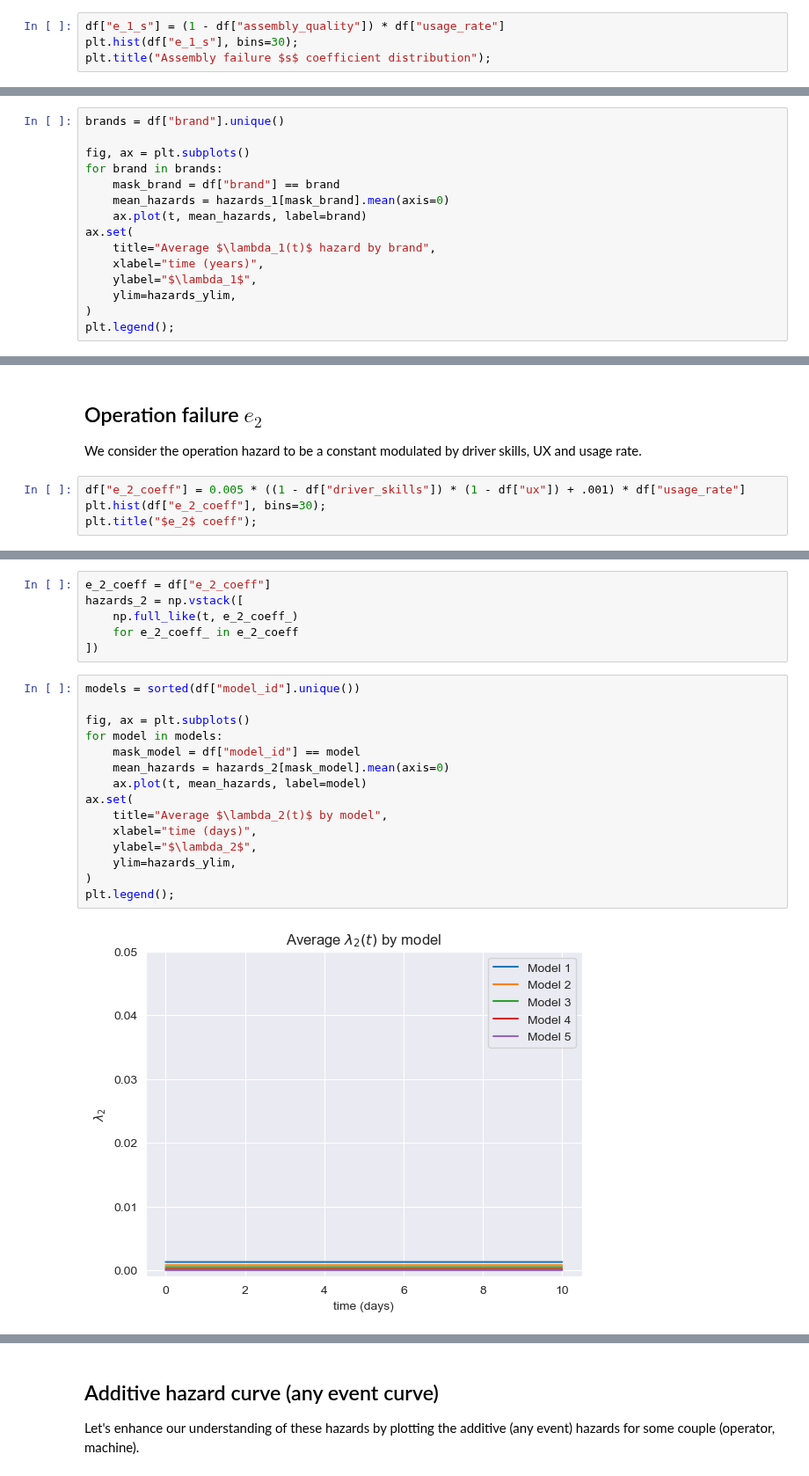
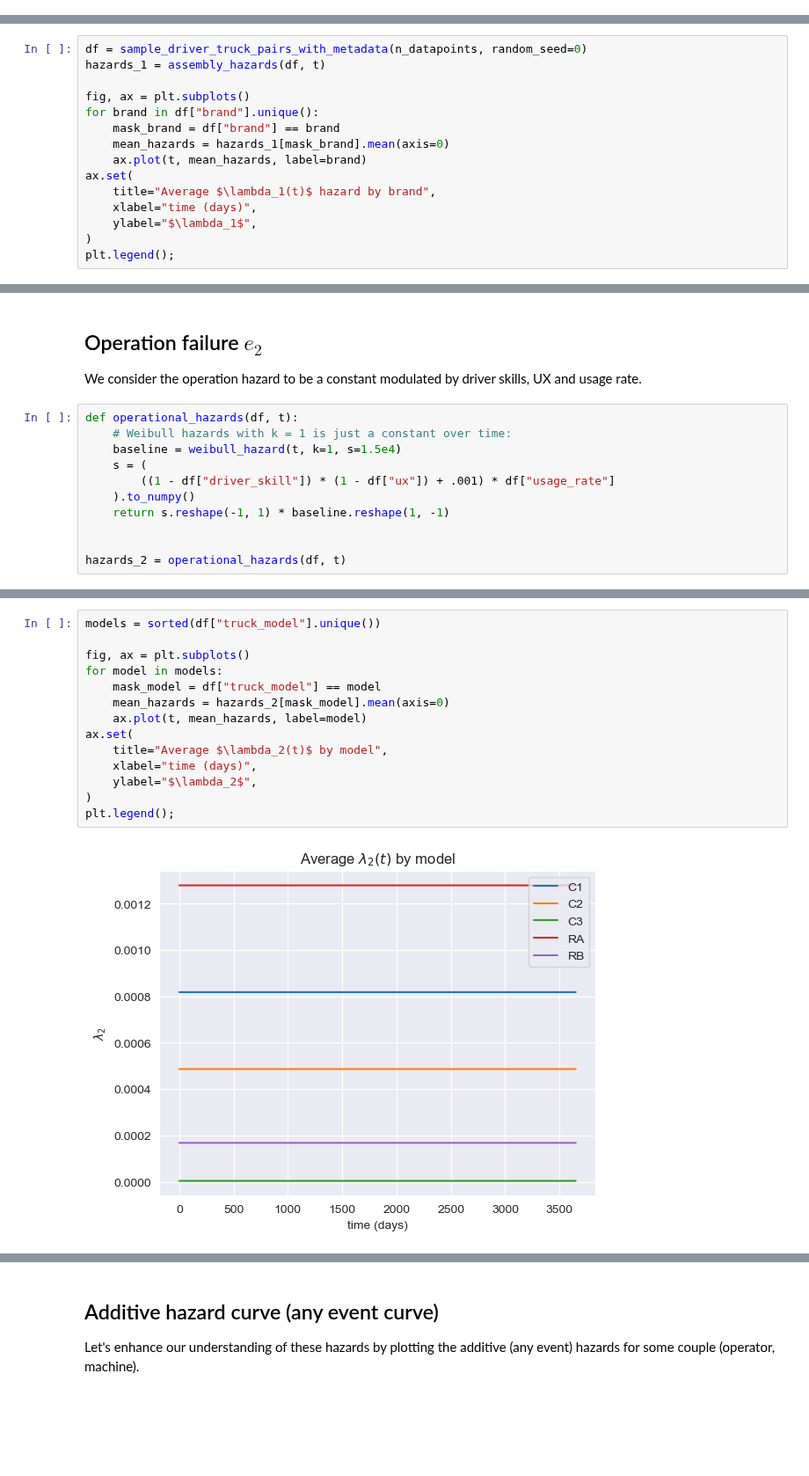
Before and after one commit to soda-inria/survival-analysis-benchmark, a Jupyter notebook: notebooks/truck_dataset.ipynb, the cells around one changed output, grey strips where cells are left out. Shown at 88% size. Cells and saved outputs as stored; diff of their text form; blank space fills up the shorter version.

```diff
--- a/notebooks/truck_dataset.ipynb
+++ b/notebooks/truck_dataset.ipynb
@@ -333,4 +228,0 @@ $$\lambda_1 \sim \mathrm{Weibull}(s, k)$$
-# %%
-df["e_1_s"] = (1 - df["assembly_quality"]) * df["usage_rate"]
-plt.hist(df["e_1_s"], bins=30);
-plt.title("Assembly failure $s$ coefficient distribution");
@@ -386,16 +259,16 @@ ax.set(
 # %%
-brands = df["brand"].unique()
+df = sample_driver_truck_pairs_with_metadata(n_datapoints, random_seed=0)
+hazards_1 = assembly_hazards(df, t)
 
 fig, ax = plt.subplots()
-for brand in brands:
+for brand in df["brand"].unique():
     mask_brand = df["brand"] == brand
     mean_hazards = hazards_1[mask_brand].mean(axis=0)
     ax.plot(t, mean_hazards, label=brand)
 ax.set(
     title="Average $\lambda_1(t)$ hazard by brand",
-    xlabel="time (years)",
+    xlabel="time (days)",
     ylabel="$\lambda_1$",
-    ylim=hazards_ylim,
 )
 plt.legend();
 # %% [output]
@@ -405,6 +278,13 @@ plt.legend();
 
 We consider the operation hazard to be a constant modulated by driver skills, UX and usage rate.
 # %%
-df["e_2_coeff"] = 0.005 * ((1 - df["driver_skills"]) * (1 - df["ux"]) + .001) * df["usage_rate"]
-plt.hist(df["e_2_coeff"], bins=30);
-plt.title("$e_2$ coeff");
+def operational_hazards(df, t):
+    # Weibull hazards with k = 1 is just a constant over time:
+    baseline = weibull_hazard(t, k=1, s=1.5e4)
+    s = (
+        ((1 - df["driver_skill"]) * (1 - df["ux"]) + .001) * df["usage_rate"]
+    ).to_numpy()
+    return s.reshape(-1, 1) * baseline.reshape(1, -1)
+
+
+hazards_2 = operational_hazards(df, t)
@@ -415,26 +291,19 @@ The baseline is one failure every 5 years, which we multiply be the $e_2$ coeff.
-# %%
-e_2_coeff = df["e_2_coeff"]
-hazards_2 = np.vstack([
-    np.full_like(t, e_2_coeff_)
-    for e_2_coeff_ in e_2_coeff
-])
 # %%
-models = sorted(df["model_id"].unique())
+models = sorted(df["truck_model"].unique())
 
 fig, ax = plt.subplots()
 for model in models:
-    mask_model = df["model_id"] == model
+    mask_model = df["truck_model"] == model
     mean_hazards = hazards_2[mask_model].mean(axis=0)
     ax.plot(t, mean_hazards, label=model)
 ax.set(
     title="Average $\lambda_2(t)$ by model",
     xlabel="time (days)",
     ylabel="$\lambda_2$",
-    ylim=hazards_ylim,
 )
 plt.legend();
 # %% [output]
-[figure, old version]
+[figure, new version]
 # %% [markdown]
 ## Fatigue failure $e_3$
 
```
Also changed, not shown: parts of 111 cells of this notebook, 1 other file.
